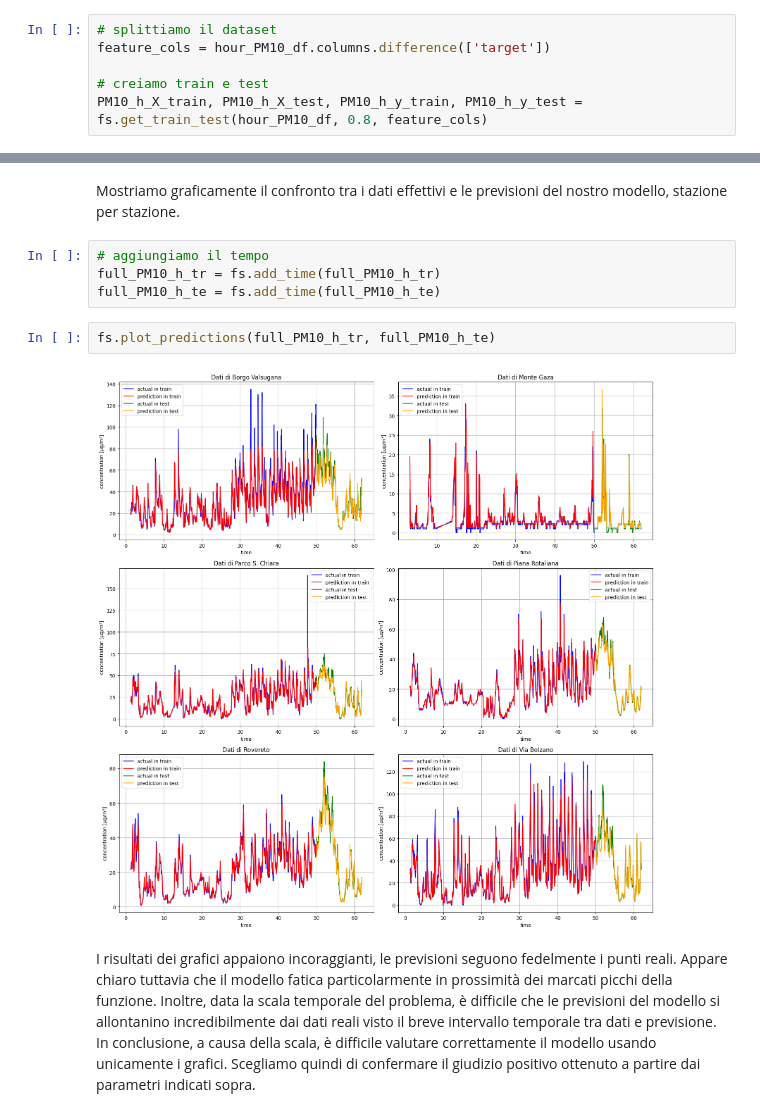
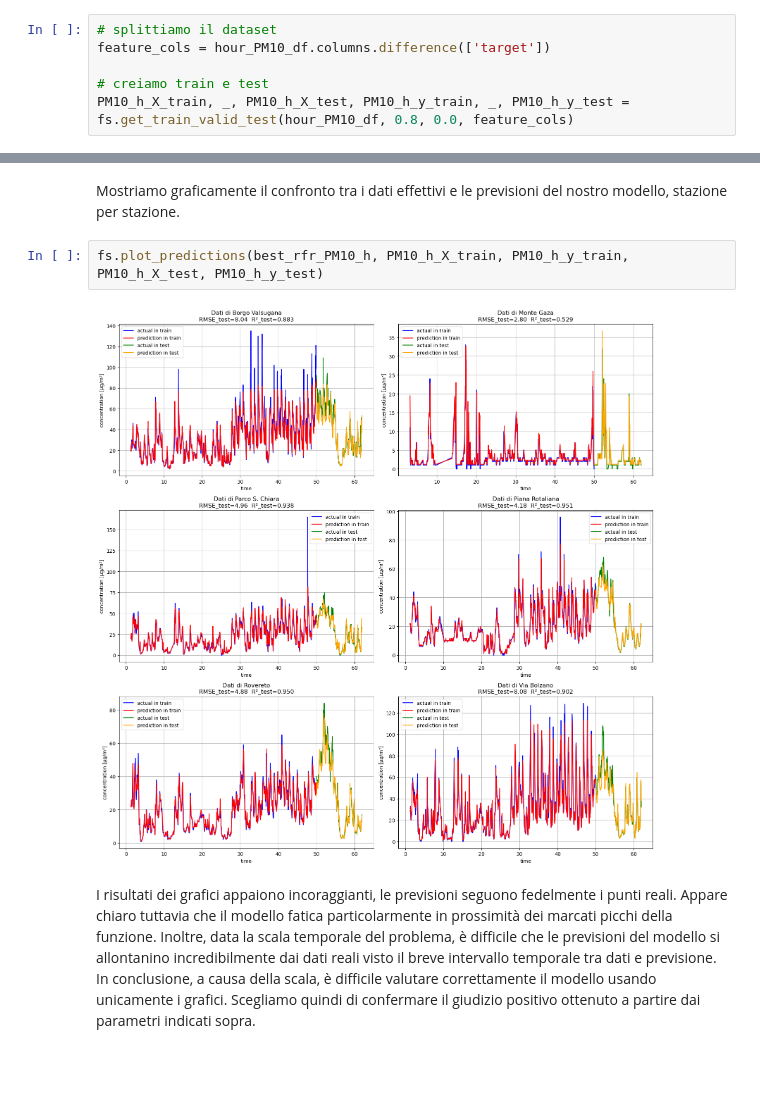
Before and after one commit to CarloDegasperi/DataScience, a Jupyter notebook: notebooks/regression/08_regression_random_forest.ipynb, the cells around one changed output, grey strips where cells are left out. Cells and saved outputs as stored; diff of their text form; blank space fills up the shorter version.

```diff
--- a/notebooks/regression/08_regression_random_forest.ipynb
+++ b/notebooks/regression/08_regression_random_forest.ipynb
@@ -89,7 +82,7 @@ Dividiamo i dati in un insieme di training (80%) e uno di test (20%).
 feature_cols = hour_PM10_df.columns.difference(['target'])
 
 # creiamo train e test
-PM10_h_X_train, PM10_h_X_test, PM10_h_y_train, PM10_h_y_test = fs.get_train_test(hour_PM10_df, 0.8, feature_cols)
+PM10_h_X_train, _, PM10_h_X_test, PM10_h_y_train, _, PM10_h_y_test = fs.get_train_valid_test(hour_PM10_df, 0.8, 0.0, feature_cols)
 # %% [markdown]
 ### Allenamento modello
 # %%
@@ -152,14 +145,10 @@ Vediamo da questi parametri che il modello funziona relativamente bene. Il valor
 ### Grafici previsioni
 # %% [markdown]
 Mostriamo graficamente il confronto tra i dati effettivi e le previsioni del nostro modello, stazione per stazione.
-# %%
-# aggiungiamo il tempo
-full_PM10_h_tr = fs.add_time(full_PM10_h_tr)
-full_PM10_h_te = fs.add_time(full_PM10_h_te)
 # %%
-fs.plot_predictions(full_PM10_h_tr, full_PM10_h_te)
+fs.plot_predictions(best_rfr_PM10_h, PM10_h_X_train, PM10_h_y_train, PM10_h_X_test, PM10_h_y_test)
 # %% [output]
-[figure, old version]
+[figure, new version]
 # %% [markdown]
 I risultati dei grafici appaiono incoraggianti, le previsioni seguono fedelmente i punti reali. Appare chiaro tuttavia che il modello fatica particolarmente in prossimità dei marcati picchi della funzione. Inoltre, data la scala temporale del problema, è difficile che le previsioni del modello si allontanino incredibilmente dai dati reali visto il breve intervallo temporale tra dati e previsione.
 In conclusione, a causa della scala, è difficile valutare correttamente il modello usando unicamente i grafici. Scegliamo quindi di confermare il giudizio positivo ottenuto a partire dai parametri indicati sopra.
```
Also changed, not shown: parts of 56 cells of this notebook, 1 other file.
